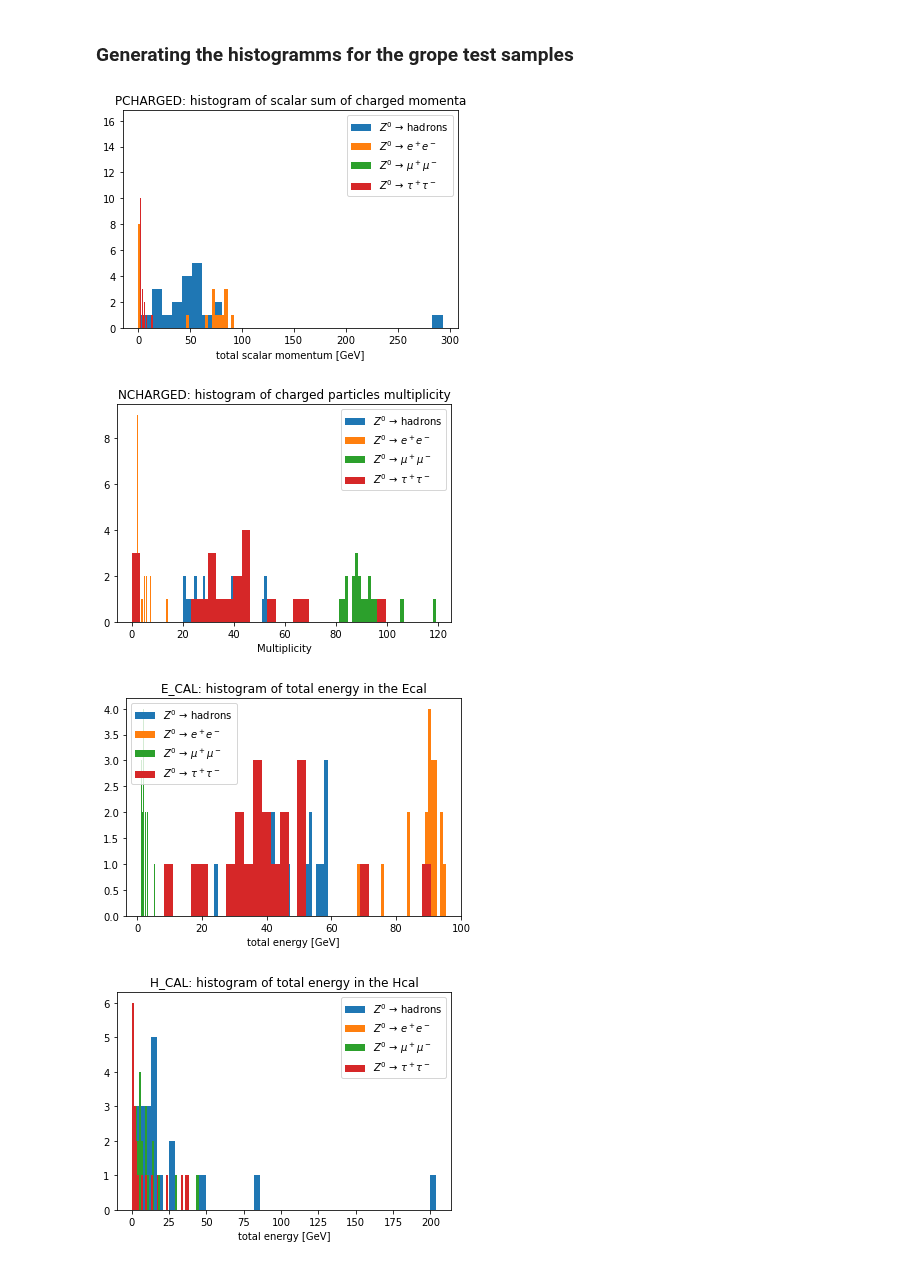
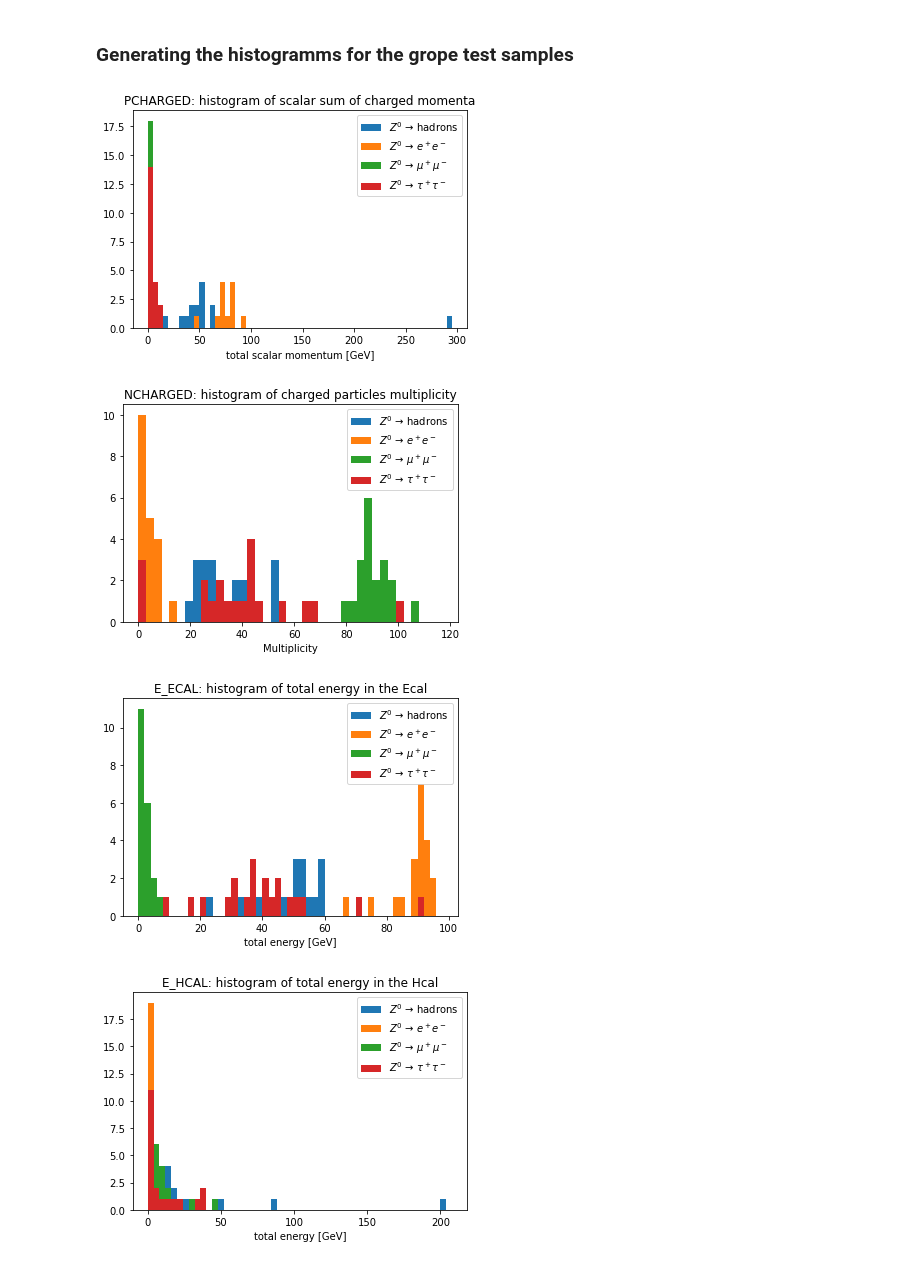
Before and after one commit to josepretel/z0-precisionmeasurement, a Jupyter notebook: exercise 0/grope_hist.ipynb, the cells around one changed output. Cells and saved outputs as stored; diff of their text form; code cells hidden in the pictures.

```diff
--- a/exercise 0/grope_hist.ipynb
+++ b/exercise 0/grope_hist.ipynb
@@ -6,52 +6,52 @@ import matplotlib.pyplot as plt
 
 # read in the data
 h=np.loadtxt("Hadron.txt")
 e=np.loadtxt("Electron.txt")
 m=np.loadtxt("Muon.txt")
 t=np.loadtxt("Tau.txt")
 h=h.transpose();
 e=e.transpose();
 m=m.transpose();
 t=t.transpose();
 
 # make the histograms
-plt.hist(h[2],bins=30,label=r'$Z^0$ $\to$ hadrons')
-plt.hist(e[2],bins=30,label=r'$Z^0$ $\to$ $e^+e^-$')
-plt.hist(m[2],bins=30,label=r'$Z^0$ $\to$ $\mu^+\mu^-$')
-plt.hist(t[2],bins=30,label=r'$Z^0$ $\to$ $\tau^+\tau^-$')
+plt.hist(h[2],bins=np.arange(0, 300, 5),label=r'$Z^0$ $\to$ hadrons')
+plt.hist(e[2],bins=np.arange(0, 300, 5),label=r'$Z^0$ $\to$ $e^+e^-$')
+plt.hist(m[2],bins=np.arange(0, 300, 5),label=r'$Z^0$ $\to$ $\mu^+\mu^-$')
+plt.hist(t[2],bins=np.arange(0, 300, 5),label=r'$Z^0$ $\to$ $\tau^+\tau^-$')
 plt.title(r'PCHARGED: histogram of scalar sum of charged momenta')
 plt.legend()
 plt.xlabel(r'total scalar momentum [GeV]')
 plt.show()
 
-plt.hist(h[3],bins=30,label=r'$Z^0$ $\to$ hadrons')
-plt.hist(e[3],bins=30,label=r'$Z^0$ $\to$ $e^+e^-$')
-plt.hist(m[3],bins=30,label=r'$Z^0$ $\to$ $\mu^+\mu^-$')
-plt.hist(t[3],bins=30,label=r'$Z^0$ $\to$ $\tau^+\tau^-$')
+plt.hist(h[3],bins=np.arange(0, 120, 3),label=r'$Z^0$ $\to$ hadrons')
+plt.hist(e[3],bins=np.arange(0, 120, 3),label=r'$Z^0$ $\to$ $e^+e^-$')
+plt.hist(m[3],bins=np.arange(0, 120, 3),label=r'$Z^0$ $\to$ $\mu^+\mu^-$')
+plt.hist(t[3],bins=np.arange(0, 120, 3),label=r'$Z^0$ $\to$ $\tau^+\tau^-$')
 plt.title(r'NCHARGED: histogram of charged particles multiplicity')
 plt.legend()
 plt.xlabel(r'Multiplicity')
 plt.show()
 
-plt.hist(h[4],bins=30,label=r'$Z^0$ $\to$ hadrons')
-plt.hist(e[4],bins=30,label=r'$Z^0$ $\to$ $e^+e^-$')
-plt.hist(m[4],bins=30,label=r'$Z^0$ $\to$ $\mu^+\mu^-$')
-plt.hist(t[4],bins=30,label=r'$Z^0$ $\to$ $\tau^+\tau^-$')
-plt.title(r'E_CAL: histogram of total energy in the Ecal')
+plt.hist(h[4],bins=np.arange(0, 100, 2),label=r'$Z^0$ $\to$ hadrons')
+plt.hist(e[4],bins=np.arange(0, 100, 2),label=r'$Z^0$ $\to$ $e^+e^-$')
+plt.hist(m[4],bins=np.arange(0, 100, 2),label=r'$Z^0$ $\to$ $\mu^+\mu^-$')
+plt.hist(t[4],bins=np.arange(0, 100, 2),label=r'$Z^0$ $\to$ $\tau^+\tau^-$')
+plt.title(r'E_ECAL: histogram of total energy in the Ecal')
 plt.legend()
 plt.xlabel(r'total energy [GeV]')
 plt.show()
 
-plt.hist(h[5],bins=50,label=r'$Z^0$ $\to$ hadrons')
-plt.hist(e[5],bins=30,label=r'$Z^0$ $\to$ $e^+e^-$')
-plt.hist(m[5],bins=30,label=r'$Z^0$ $\to$ $\mu^+\mu^-$')
-plt.hist(t[5],bins=30,label=r'$Z^0$ $\to$ $\tau^+\tau^-$')
-plt.title(r'H_CAL: histogram of total energy in the Hcal')
+plt.hist(h[5],bins=np.arange(0, 210, 4),label=r'$Z^0$ $\to$ hadrons')
+plt.hist(e[5],bins=np.arange(0, 210, 4),label=r'$Z^0$ $\to$ $e^+e^-$')
+plt.hist(m[5],bins=np.arange(0, 210, 4),label=r'$Z^0$ $\to$ $\mu^+\mu^-$')
+plt.hist(t[5],bins=np.arange(0, 210, 4),label=r'$Z^0$ $\to$ $\tau^+\tau^-$')
+plt.title(r'E_HCAL: histogram of total energy in the Hcal')
 plt.legend()
 plt.xlabel(r'total energy [GeV]')
 plt.show()
 # %% [output]
-[figure, old version]
+[figure, new version]
-[figure, old version]
+[figure, new version]
-[figure, old version]
+[figure, new version]
-[figure, old version]
+[figure, new version]
```
